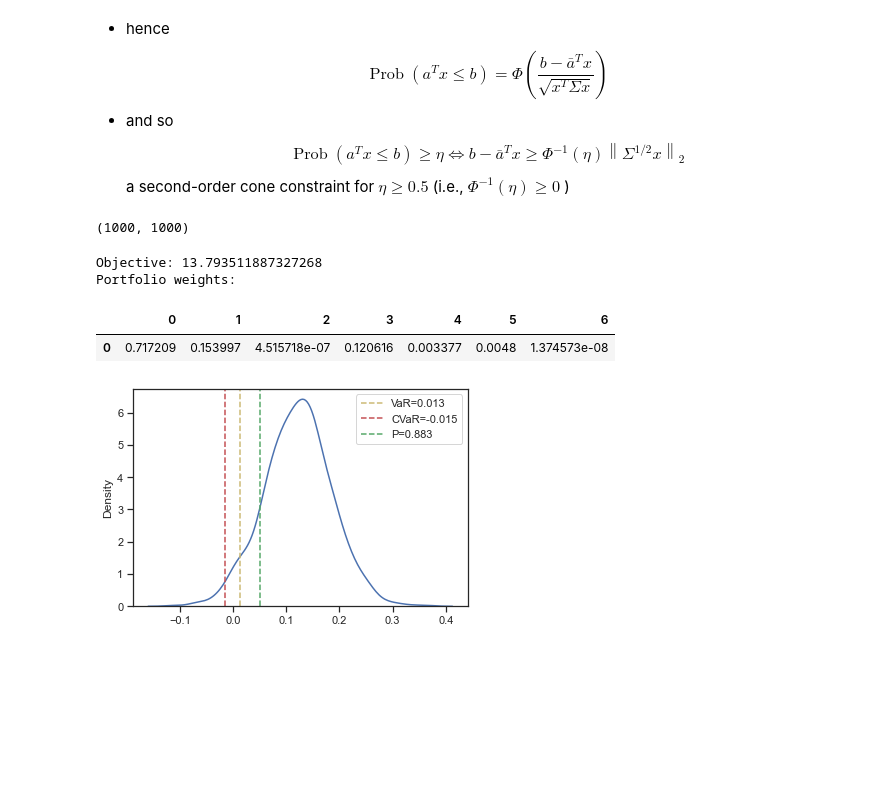
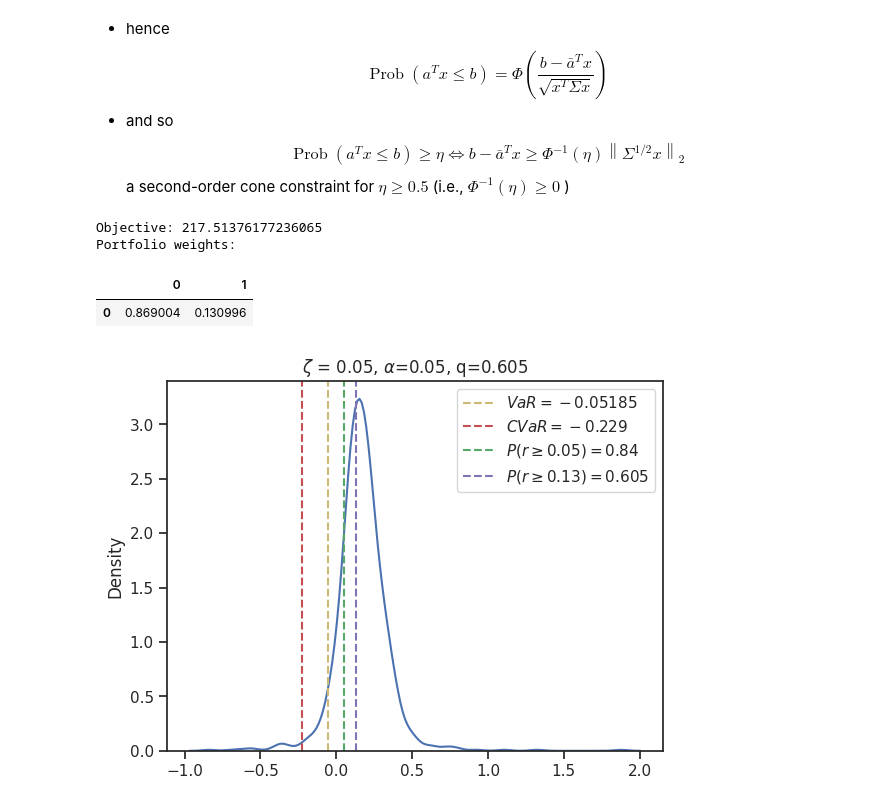
Before and after one commit to starovoitovs/defi, a Jupyter notebook: generator_cvar_soc.ipynb, the cells around one changed output. Drawn from its saved outputs; the diff is of its cells as text; code cells hidden in the pictures; blank space fills up the shorter version.

```diff
--- a/generator_cvar_soc.ipynb
+++ b/generator_cvar_soc.ipynb
@@ -62,11 +96,7 @@ phi = np.repeat(0.03, 7)
 # %%
-''' Initial reserves '''
-Rx0   = np.repeat(Rx, len(kappa))
-Ry0   = np.repeat(Ry, len(kappa))
-
 pools = amm(Rx=Rx0, Ry=Ry0, phi=phi)
 
-xs_0 = np.repeat(1., len(kappa))
+xs_0 = np.repeat(1., N_pools)
 l = pools.swap_and_mint(xs_0)
 end_pools, Rx_t, Ry_t, v_t, event_type_t, event_direction_t = pools.simulate(kappa, p, sigma, T=T, batch_size=batch_size)
 # %%
@@ -101,0 +132,14 @@ plt.legend()
+# %%
+df = pd.DataFrame(log_ret)
+
+print("Mean:")
+mean = log_ret.mean(axis=0)
+std = log_ret.std(axis=0)
+var = np.quantile(log_ret, alpha, axis=0)
+cvar = np.sum(log_ret * (log_ret <= var[None, :]), axis=0) / np.sum(log_ret <= var[None, :], axis=0) / (1 - alpha)
+emp_cdf = np.mean(log_ret >= zeta, axis=0)
+df = pd.DataFrame([mean, std, cvar, emp_cdf], index=['Mean', 'Std', 'Marginal CVaR', f"Empirical CDF @ {zeta}:"])
+display(df.style.background_gradient(cmap='coolwarm', axis=1))
+# print(f"Correlation matrix:")
+# corr = df.corr()
+# display(corr.style.background_gradient(cmap='coolwarm', axis=None))
@@ -205,10 +235,6 @@ $$
 \operatorname{Prob}\left(a^T x \leq b\right) \geq \eta \Longleftrightarrow b-\bar{a}^T x \geq \Phi^{-1}(\eta)\left\|\Sigma^{1 / 2} x\right\|_2
 $$
 a second-order cone constraint for $\eta \geq 0.5$ (i.e., $\Phi^{-1}(\eta) \geq 0$ )
-# %%
-np.cov(log_ret)
-# %% [output]
-(1000, 1000)
 # %%
 # pseudocode:
 # reference file: riskfolio/src/Portfolio.py
@@ -217,55 +243,50 @@ import cvxpy as cp
 import numpy as np
 from scipy.linalg import sqrtm
 
-returns = log_ret
-alpha = 0.05
-zeta = 0.05
-p = 0.7
+N_returns, N_assets = returns.shape
 
-n_returns, n_assets = returns.shape
+weights = cp.Variable((N_assets,))
+X = log_ret @ weights
 
-weights = cp.Variable((n_assets,))
-X = returns @ weights
-
-Z = cp.Variable((n_returns,))
+Z = cp.Variable((N_returns,))
 var = cp.Variable((1,))
-cvar = var + 1 / (alpha * n_returns) * cp.sum(Z)
+cvar = var + 1 / (alpha * N_returns) * cp.sum(Z)
 
 constraints = [cp.sum(weights) == 1., weights <= 1., weights * 1000 >= 0]
 
 # CVaR constraints
 constraints += [Z * 1000 >= 0, Z * 1000 >= -X * 1000 - var * 1000]
 
 # # lower bound: average of emp cdf:
-# # might not be a valid constraint!
+# # might not be a valid constraint! - indeed it's not dominated!
 # emp_cdf_005 = np.mean(log_ret >= 0.05, axis=0)
-# constraints += [emp_cdf_005 @ weights * 1000 >= p * 1000]
+# constraints += [emp_cdf_005 @ weights * 1000 >= q * 1000]
 
 # normal approximation with SOC constraint
 mean, cov = log_ret.mean(axis=0), df.cov().to_numpy()
 sqrtcov = sqrtm(cov)
-constraints += [cp.SOC((-zeta + mean @ weights) / norm.ppf(p), sqrtcov @ weights)]
+constraints += [cp.SOC((-zeta + mean @ weights) / norm.ppf(q), sqrtcov @ weights)]
 
-# naive idea for the return constraint:
-# constraints += [cp.sum(returns @ weights >= 0.05) >= 0.7 * n_returns]
+# # naive idea for the return constraint:
+# constraints += [cp.sum(log_ret @ weights >= zeta) >= q * N_returns]
 
 objective = cp.Minimize(cvar * 1000)
 
 # possible solvers: "ECOS", "SCS", "OSQP", "CVXOPT"
 prob = cp.Problem(objective, constraints)
 result = prob.solve(solver="SCS")
 
 print(f"Objective: {result}")
 
 portfolio_weights = weights.value
-portfolio_returns = returns @ portfolio_weights
+portfolio_returns = log_ret @ portfolio_weights
 
 print("Portfolio weights:")
 display(pd.DataFrame(portfolio_weights).T)
-plot_hist(portfolio_returns)
+plot_hist(portfolio_returns, zeta=zeta, alpha=alpha, q=q)
 # %% [output]
-Objective: 13.793511887327268
+Objective: 217.51376177236065
 Portfolio weights:
-|  | 0 | 1 | 2 | 3 | 4 | 5 | 6 |
-| 0 | 0.717209 | 0.153997 | 4.515718e-07 | 0.120616 | 0.003377 | 0.0048 | 1.374573e-08 |
+|  | 0 | 1 |
+| 0 | 0.869004 | 0.130996 |
-[figure, old version]
+[figure, new version]
```
Also changed, not shown: parts of 13 cells of this notebook.
